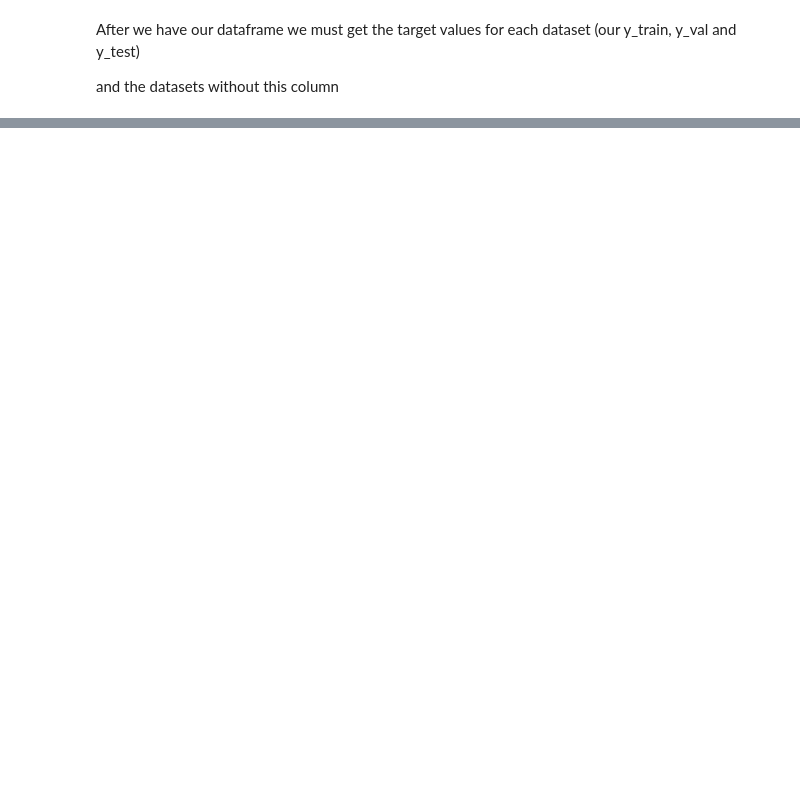
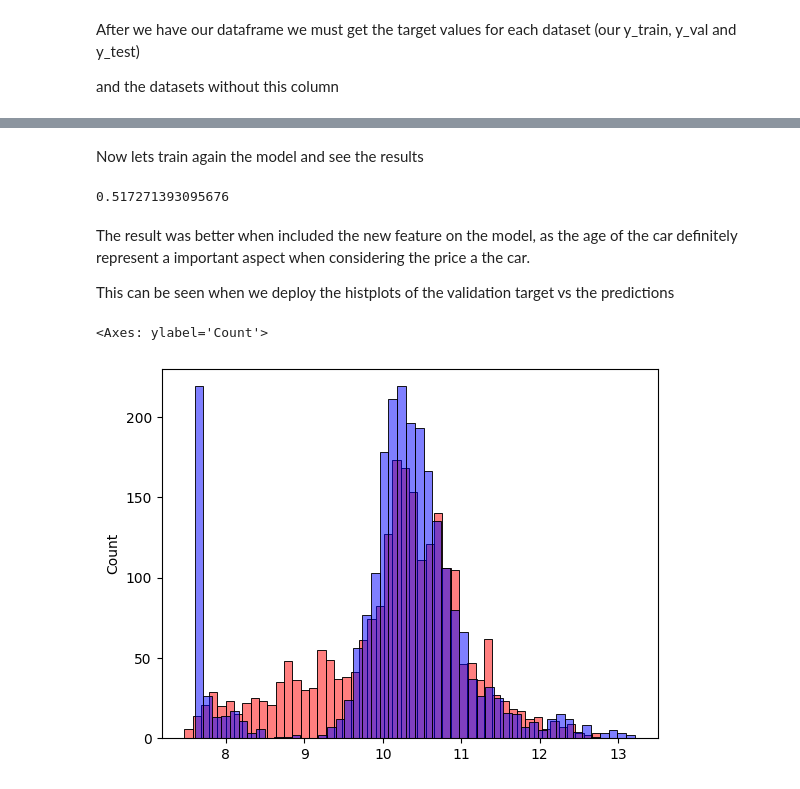
Before and after one commit to juangrau/DTC-ML-course, a Jupyter notebook: mod_2/ml_regression.ipynb, the cells around one changed output, grey strips where cells are left out. Saved outputs shown, nothing was run; the diff lists cells and outputs as text; code cells hidden in the pictures; blank space fills up the shorter version.

```diff
--- a/mod_2/ml_regression.ipynb
+++ b/mod_2/ml_regression.ipynb
@@ -281,0 +432,9 @@ del df_test['msrp']
+# %%
+def prepare_X(df):
+    df_num = df[base]
+    df_num = df_num.fillna(0)
+    X = df_num.values
+    return X
+# %%
+y_val_log = np.log(y_val)
+y_val_log
@@ -281,0 +481,9 @@ del df_test['msrp']
+# %%
+def prepare_X(df):
+    df = df.copy() # this is not to alter the original dataframe
+    df['age'] = 2017 - df.year
+    features = base + ['age']
+    df_num = df[features]
+    df_num = df_num.fillna(0)
+    X = df_num.values
+    return X
@@ -281,0 +501,22 @@ del df_test['msrp']
+# %% [markdown]
+Now lets train again the model and see the results
+# %%
+X_train = prepare_X(df_train)
+w0, w = train_linear_regression(X_train, y_train_log)
+
+X_val = prepare_X(df_val)
+y_pred = w0 + X_val.dot(w)
+
+rmse(y_val_log, y_pred)
+# %% [output]
+0.517271393095676
+# %% [markdown]
+The result was better when included the new feature on the model, as the age of the car definitely represent a important aspect when considering the price a the car.
+
+This can be seen when we deploy the histplots of the validation target vs the predictions
+# %%
+sns.histplot(y_pred, bins=50, color='red', alpha=0.5)
+sns.histplot(y_val_log, bins=50, color='blue', alpha=0.5)
+# %% [output]
+<Axes: ylabel='Count'>
+[figure, added]
```
Also changed, not shown: parts of 92 cells of this notebook, 3 other files.
